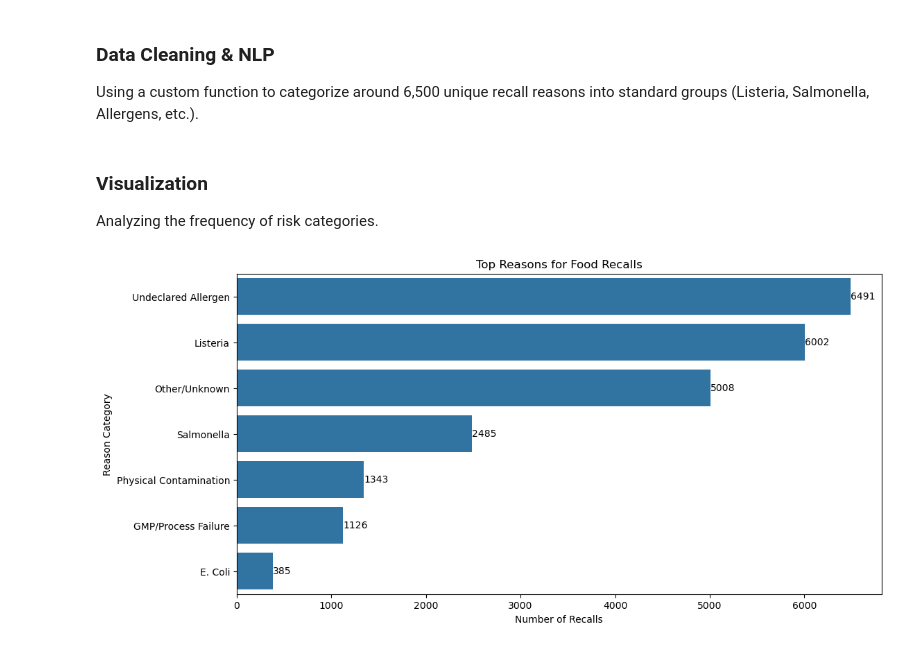
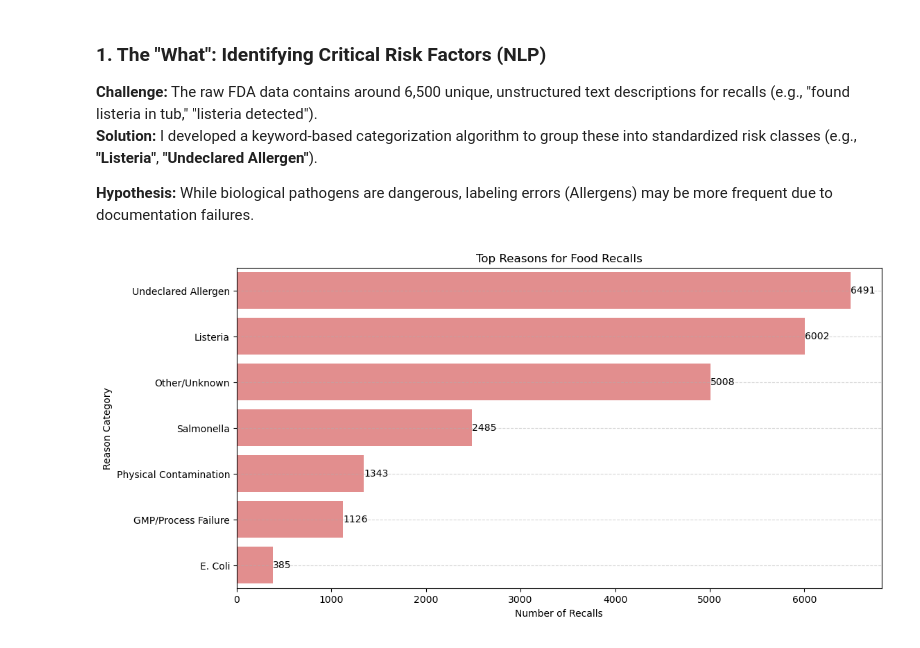
Before and after one commit to shafinahamed9/FDA-Food-Safety-Audit, a Jupyter notebook: FDA_Food_Safety_Audit.ipynb, the cells around one changed output. Saved outputs shown, nothing was run; the diff lists cells and outputs as text; code cells hidden in the pictures.

```diff
--- a/FDA_Food_Safety_Audit.ipynb
+++ b/FDA_Food_Safety_Audit.ipynb
@@ -9,59 +20,60 @@ import seaborn as sns
 import matplotlib.pyplot as plt
 
 #Inserting the FILE into the code
-file_path = r"D:\DataFiles\food_enforcement.csv"
+file_path = r"D:\DataFiles\FDA Food Data\data\food_enforcement.csv"
 #Reading File, type=CSV and Encoding ='ISO-8859-1'
 df= pd.read_csv(file_path, encoding='ISO-8859-1')
 # %% [markdown]
-### Data Cleaning & NLP
-Using a custom function to categorize around 6,500 unique recall reasons into standard groups (Listeria, Salmonella, Allergens, etc.).
+### 1. The "What": Identifying Critical Risk Factors (NLP)
+**Challenge:** The raw FDA data contains around 6,500 unique, unstructured text descriptions for recalls (e.g., "found listeria in tub," "listeria detected").
+**Solution:** I developed a keyword-based categorization algorithm to group these into standardized risk classes (e.g., **"Listeria"**, **"Undeclared Allergen"**).
+
+**Hypothesis:** While biological pathogens are dangerous, labeling errors (Allergens) may be more frequent due to documentation failures.
 # %%
 #step 2: Data cleaning & NPL
 def categorize_reason(text):
     text = str(text).lower()
 
     # The Logic Rules (The "Sensors")
     if 'listeria' in text:
         return 'Listeria'
     elif 'salmonella' in text:
         return 'Salmonella'
     elif 'e. coli' in text:
         return 'E. Coli'
     # Grouping all allergy issues together
     elif 'undeclared' in text or 'allergen' in text or 'milk' in text or 'peanut' in text or 'soy' in text:
         return 'Undeclared Allergen'
     # Grouping manufacturing failures
     elif 'gmp' in text or 'manufacturing' in text or 'process' in text:
         return 'GMP/Process Failure'
     # Grouping physical hazards
     elif 'plastic' in text or 'glass' in text or 'metal' in text:
         return 'Physical Contamination'
     else:
         return 'Other/Unknown'
 
 # Create a NEW column called 'short_reason'
 df['short_reason'] = df['reason_for_recall'].apply(categorize_reason)
+
+#step 3 : Visualization
+#Give a size
+plt.figure(figsize=(12,6))
+#countplot for automatic plot
+ax= sns.countplot( data= df,
+              y= 'short_reason',
+              order= df['short_reason'].value_counts().index, color='#F08080')
+# Loop through the bars and add the numbers
+for container in ax.containers:
+    ax.bar_label(container, )
+
+#the frame work
+plt.title('Top Reasons for Food Recalls')
+plt.xlabel('Number of Recalls')
+plt.ylabel('Reason Category')
+plt.grid(axis='y', linestyle='--', alpha=0.5)
+plt.savefig("fda_recall_graph.png") #to save the graph as PNG
+#display
+plt.show()
+# %% [output]
+[figure, added]
-# %% [markdown]
-### Visualization
-Analyzing the frequency of risk categories.
-# %%
-#step 3 : Visualization
-#Give a size
-plt.figure(figsize=(12,6))
-#countplot for automatic plot
-ax= sns.countplot( data= df,
-              y= 'short_reason',
-              order= df['short_reason'].value_counts().index)
-# Loop through the bars and add the numbers
-for container in ax.containers:
-    ax.bar_label(container)
-
-#the frame work
-plt.title('Top Reasons for Food Recalls')
-plt.xlabel('Number of Recalls')
-plt.ylabel('Reason Category')
-plt.savefig("fda_recall_graph.png") #to save the graph as PNG
-#display
-plt.show()
-# %% [output]
-[figure, removed]
```
Also changed, not shown: parts of 5 cells of this notebook, 2 other files.
